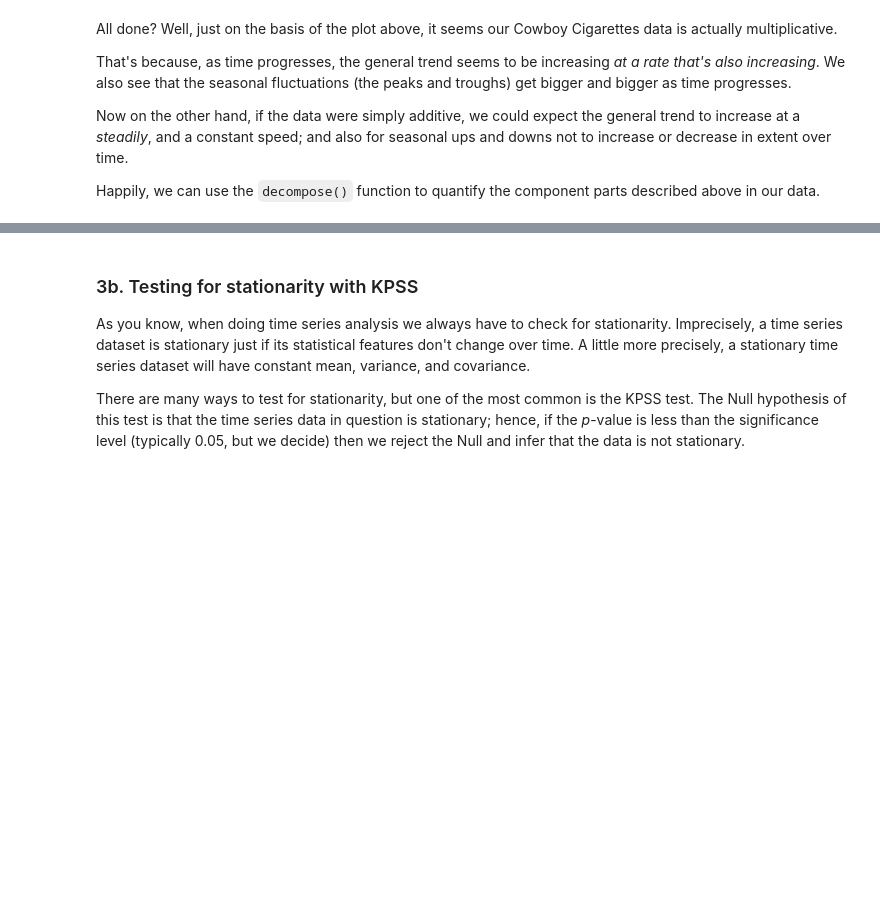
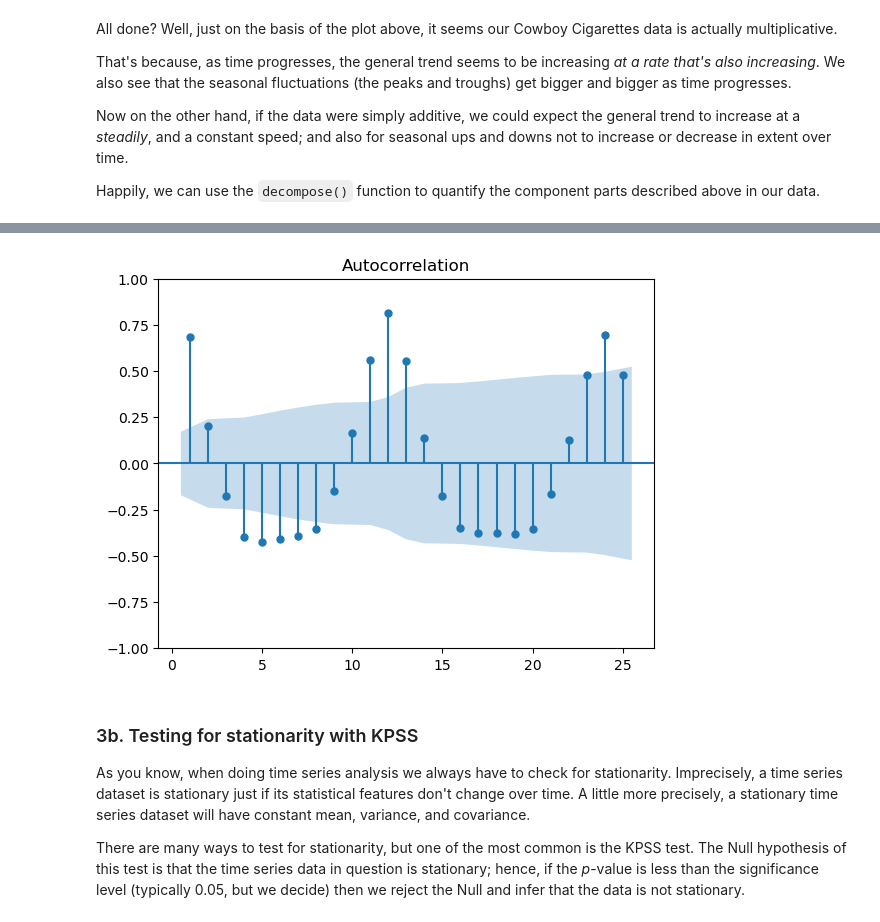
Before and after one commit to bonisadar/Data-Science-bootcamp, a Jupyter notebook: Cowboys&CigrettesCaseStudy/Cowboy Cigarettes Case Study - Tier 3.ipynb, the cells around one changed output, grey strips where cells are left out. Saved outputs shown, nothing was run; the diff lists cells and outputs as text; code cells hidden in the pictures; blank space fills up the shorter version.

```diff
--- a/Cowboys&CigrettesCaseStudy/Cowboy Cigarettes Case Study - Tier 3.ipynb
+++ b/Cowboys&CigrettesCaseStudy/Cowboy Cigarettes Case Study - Tier 3.ipynb
@@ -259,0 +248,12 @@ decompostion.plot()
+# %%
+# Subtract the rolling mean only from the numeric column
+cigData_2 = cigData.copy()  # Avoid modifying original data
+
+# Apply rolling mean only to '#CigSales'
+cigData_2['#CigSales'] = cigData['#CigSales'] - cigData['#CigSales'].rolling(15).mean()
+
+# Drop NaN values resulting from rolling mean
+cigData_2 = cigData_2.dropna()
+
+# Print first few rows
+print(cigData_2.head())
@@ -260,3 +268,14 @@ decompostion.plot()
+# %%
+# Create figure and subplots
+fig, ax1 = plt.subplots()
+
+# Plot the ACF
+plot_acf(cigData_2['#CigSales'], lags=25, zero=False, ax=ax1)
+
+# Show figure
+plt.show()
+# %% [output]
+[figure, added]
 # %% [markdown]
 ### 3b. Testing for stationarity with KPSS
 As you know, when doing time series analysis we always have to check for stationarity. Imprecisely, a time series dataset is stationary just if its statistical features don't change over time. A little more precisely, a stationary time series dataset will have constant mean, variance, and covariance.
```
Also changed, not shown: parts of 35 cells of this notebook.
